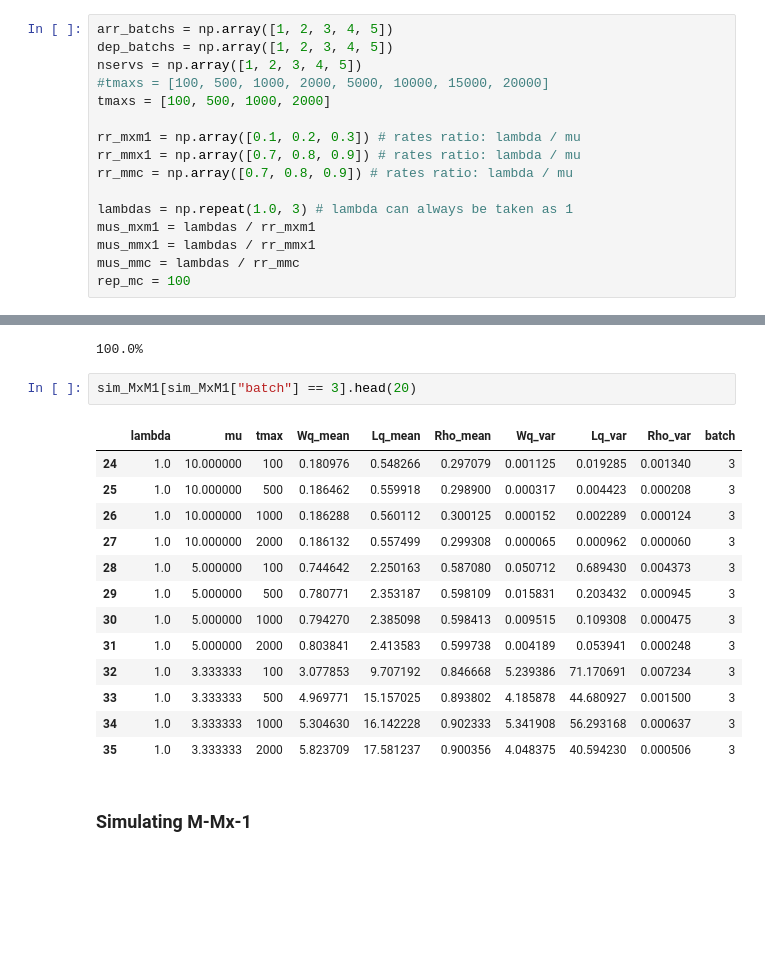
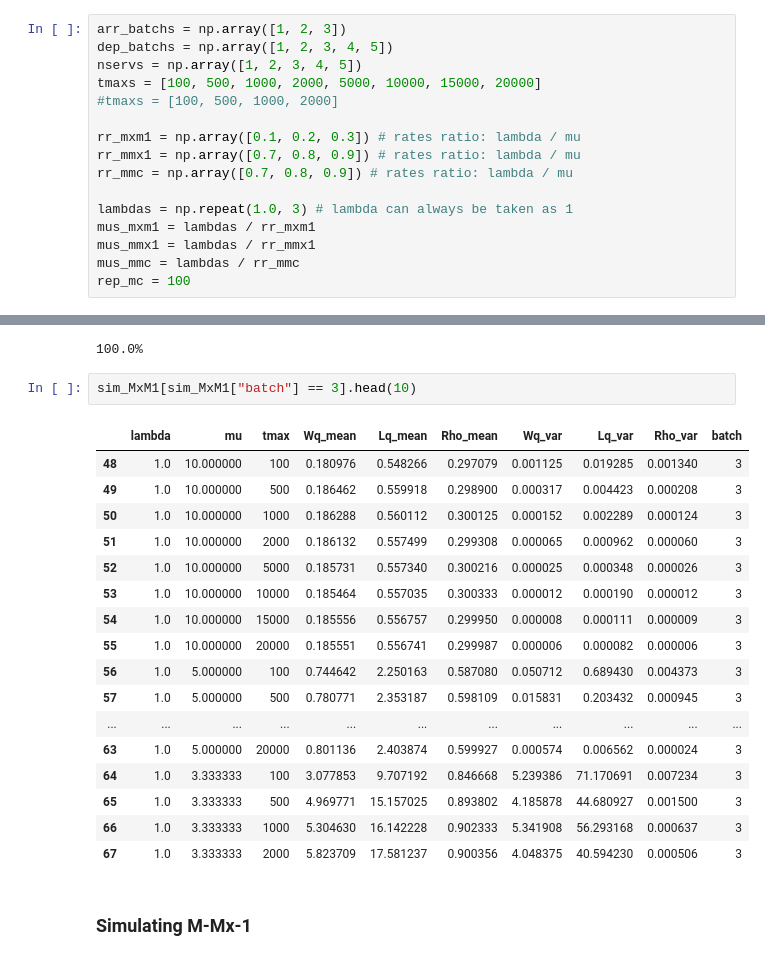
Before and after one commit to eriky-tn/CREEM_GGc_Simulation, a Jupyter notebook: exp_ggc.ipynb, the cells around one changed output, grey strips where cells are left out. Drawn from its saved outputs; the diff is of its cells as text; blank space fills up the shorter version.

```diff
--- a/exp_ggc.ipynb
+++ b/exp_ggc.ipynb
@@ -197,11 +197,11 @@ def tab_mc_queue(lambdas, mus, tmaxs, farr, fdep, nserv, farr_batch, fdep_batch,
 # %% [markdown]
 ### Parameters
 # %%
-arr_batchs = np.array([1, 2, 3, 4, 5])
+arr_batchs = np.array([1, 2, 3])
 dep_batchs = np.array([1, 2, 3, 4, 5])
 nservs = np.array([1, 2, 3, 4, 5])
-#tmaxs = [100, 500, 1000, 2000, 5000, 10000, 15000, 20000]
-tmaxs = [100, 500, 1000, 2000]
+tmaxs = [100, 500, 1000, 2000, 5000, 10000, 15000, 20000]
+#tmaxs = [100, 500, 1000, 2000]
 
 rr_mxm1 = np.array([0.1, 0.2, 0.3]) # rates ratio: lambda / mu
 rr_mmx1 = np.array([0.7, 0.8, 0.9]) # rates ratio: lambda / mu
@@ -235,21 +235,25 @@ for batch in arr_batchs:
 # %% [output]
 100.0%
 # %%
-sim_MxM1[sim_MxM1["batch"] == 3].head(20)
+sim_MxM1[sim_MxM1["batch"] == 3].head(10)
 # %% [output]
 |  | lambda | mu | tmax | Wq_mean | Lq_mean | Rho_mean | Wq_var | Lq_var | Rho_var | batch |
-| 24 | 1.0 | 10.000000 | 100 | 0.180976 | 0.548266 | 0.297079 | 0.001125 | 0.019285 | 0.001340 | 3 |
-| 25 | 1.0 | 10.000000 | 500 | 0.186462 | 0.559918 | 0.298900 | 0.000317 | 0.004423 | 0.000208 | 3 |
-| 26 | 1.0 | 10.000000 | 1000 | 0.186288 | 0.560112 | 0.300125 | 0.000152 | 0.002289 | 0.000124 | 3 |
-| 27 | 1.0 | 10.000000 | 2000 | 0.186132 | 0.557499 | 0.299308 | 0.000065 | 0.000962 | 0.000060 | 3 |
-| 28 | 1.0 | 5.000000 | 100 | 0.744642 | 2.250163 | 0.587080 | 0.050712 | 0.689430 | 0.004373 | 3 |
-| 29 | 1.0 | 5.000000 | 500 | 0.780771 | 2.353187 | 0.598109 | 0.015831 | 0.203432 | 0.000945 | 3 |
-| 30 | 1.0 | 5.000000 | 1000 | 0.794270 | 2.385098 | 0.598413 | 0.009515 | 0.109308 | 0.000475 | 3 |
-| 31 | 1.0 | 5.000000 | 2000 | 0.803841 | 2.413583 | 0.599738 | 0.004189 | 0.053941 | 0.000248 | 3 |
-| 32 | 1.0 | 3.333333 | 100 | 3.077853 | 9.707192 | 0.846668 | 5.239386 | 71.170691 | 0.007234 | 3 |
-| 33 | 1.0 | 3.333333 | 500 | 4.969771 | 15.157025 | 0.893802 | 4.185878 | 44.680927 | 0.001500 | 3 |
-| 34 | 1.0 | 3.333333 | 1000 | 5.304630 | 16.142228 | 0.902333 | 5.341908 | 56.293168 | 0.000637 | 3 |
-| 35 | 1.0 | 3.333333 | 2000 | 5.823709 | 17.581237 | 0.900356 | 4.048375 | 40.594230 | 0.000506 | 3 |
+| 48 | 1.0 | 10.000000 | 100 | 0.180976 | 0.548266 | 0.297079 | 0.001125 | 0.019285 | 0.001340 | 3 |
+| 49 | 1.0 | 10.000000 | 500 | 0.186462 | 0.559918 | 0.298900 | 0.000317 | 0.004423 | 0.000208 | 3 |
+| 50 | 1.0 | 10.000000 | 1000 | 0.186288 | 0.560112 | 0.300125 | 0.000152 | 0.002289 | 0.000124 | 3 |
+| 51 | 1.0 | 10.000000 | 2000 | 0.186132 | 0.557499 | 0.299308 | 0.000065 | 0.000962 | 0.000060 | 3 |
+| 52 | 1.0 | 10.000000 | 5000 | 0.185731 | 0.557340 | 0.300216 | 0.000025 | 0.000348 | 0.000026 | 3 |
+| 53 | 1.0 | 10.000000 | 10000 | 0.185464 | 0.557035 | 0.300333 | 0.000012 | 0.000190 | 0.000012 | 3 |
+| 54 | 1.0 | 10.000000 | 15000 | 0.185556 | 0.556757 | 0.299950 | 0.000008 | 0.000111 | 0.000009 | 3 |
+| 55 | 1.0 | 10.000000 | 20000 | 0.185551 | 0.556741 | 0.299987 | 0.000006 | 0.000082 | 0.000006 | 3 |
+| 56 | 1.0 | 5.000000 | 100 | 0.744642 | 2.250163 | 0.587080 | 0.050712 | 0.689430 | 0.004373 | 3 |
+| 57 | 1.0 | 5.000000 | 500 | 0.780771 | 2.353187 | 0.598109 | 0.015831 | 0.203432 | 0.000945 | 3 |
+| ... | ... | ... | ... | ... | ... | ... | ... | ... | ... | ... |
+| 63 | 1.0 | 5.000000 | 20000 | 0.801136 | 2.403874 | 0.599927 | 0.000574 | 0.006562 | 0.000024 | 3 |
+| 64 | 1.0 | 3.333333 | 100 | 3.077853 | 9.707192 | 0.846668 | 5.239386 | 71.170691 | 0.007234 | 3 |
+| 65 | 1.0 | 3.333333 | 500 | 4.969771 | 15.157025 | 0.893802 | 4.185878 | 44.680927 | 0.001500 | 3 |
+| 66 | 1.0 | 3.333333 | 1000 | 5.304630 | 16.142228 | 0.902333 | 5.341908 | 56.293168 | 0.000637 | 3 |
+| 67 | 1.0 | 3.333333 | 2000 | 5.823709 | 17.581237 | 0.900356 | 4.048375 | 40.594230 | 0.000506 | 3 |
 # %% [markdown]
 ### Simulating M-Mx-1
 # %%
```
Also changed, not shown: parts of 4 cells of this notebook, 3 other files.
